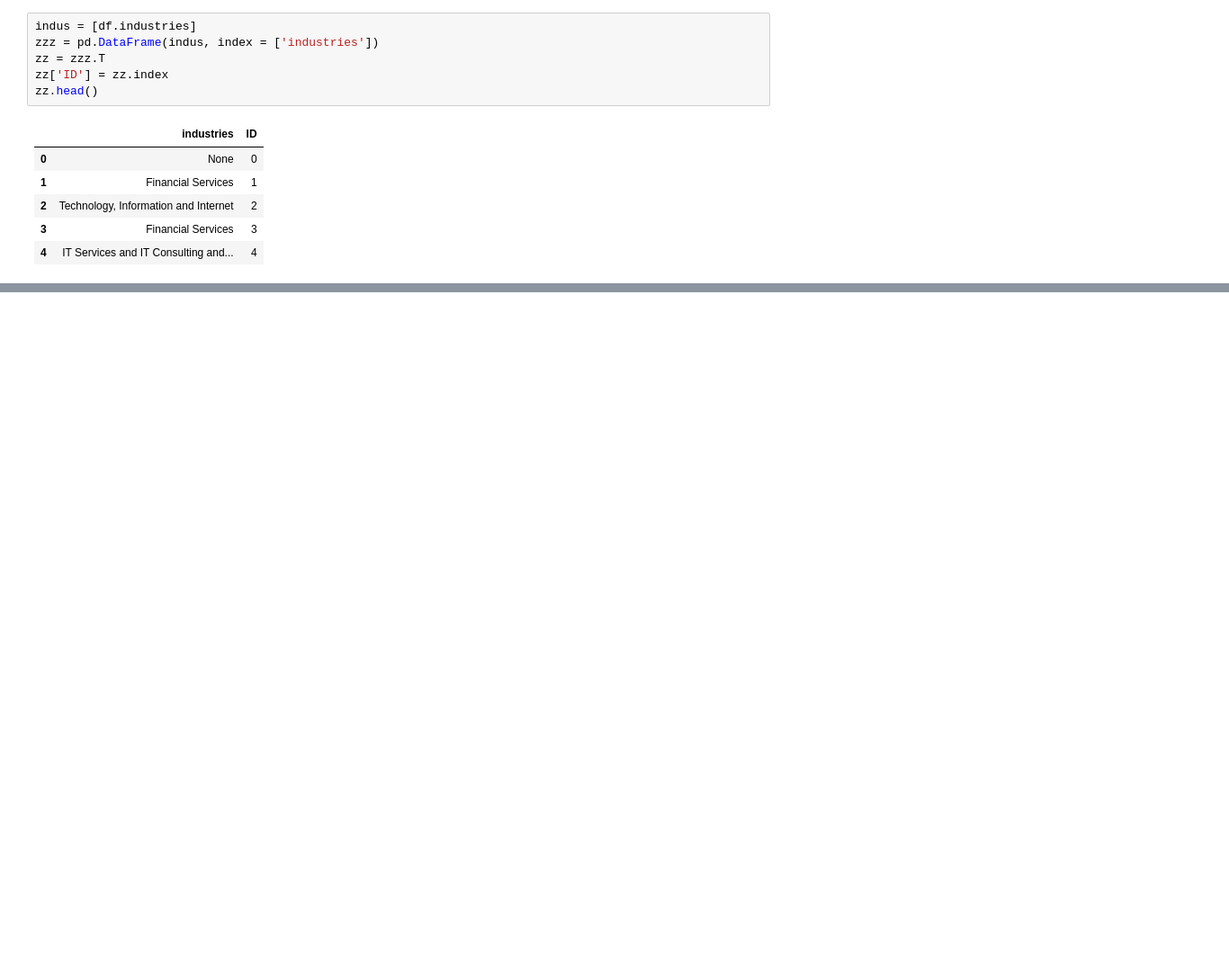
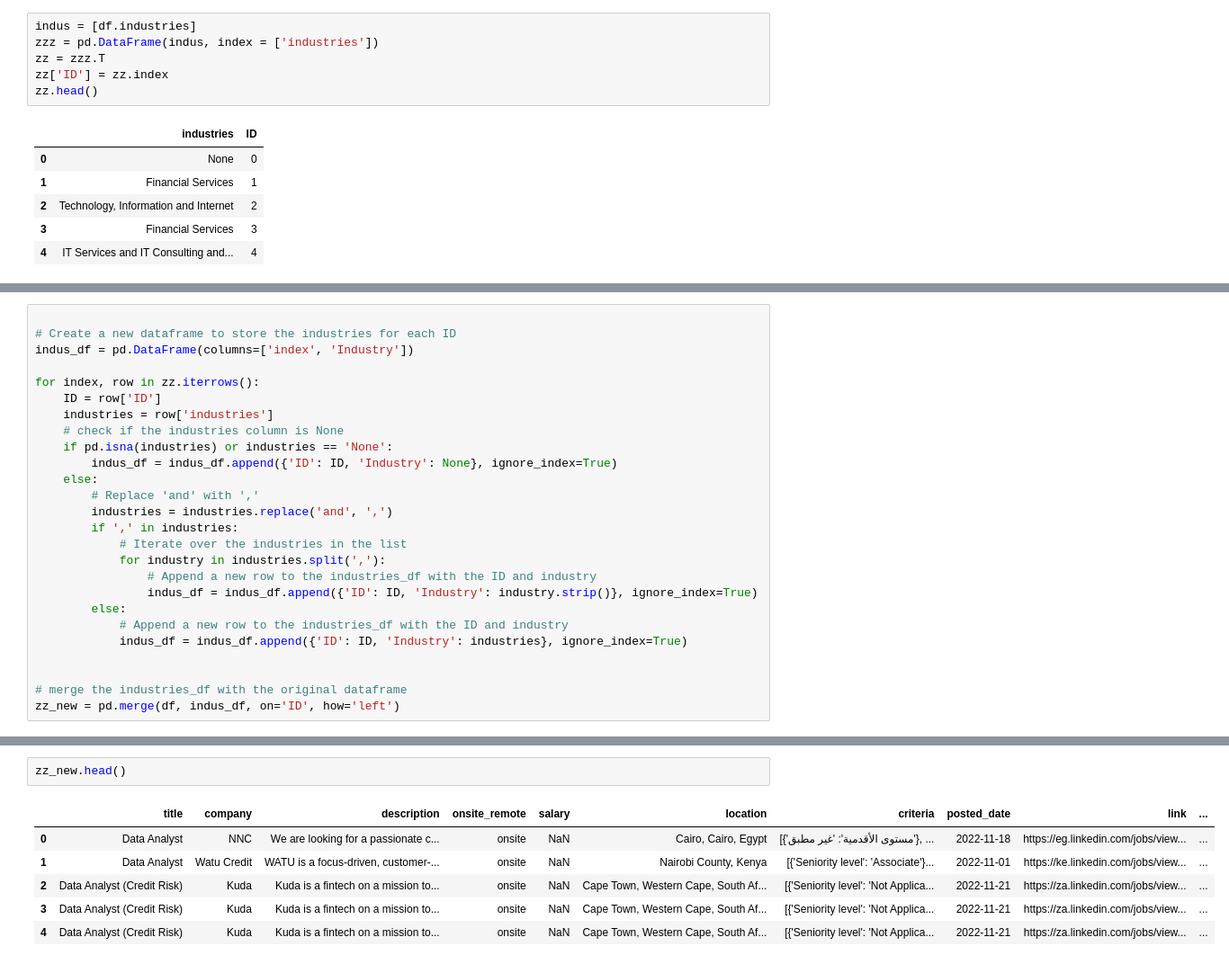
Before and after one commit to ilesanmi-007/LinkedIn-Jobs-for-Africa, a Jupyter notebook: Linkedin_Jobs_Africa.ipynb, the cells around one changed output, grey strips where cells are left out. Shown at 90% size. Saved outputs shown, nothing was run; the diff lists cells and outputs as text; blank space fills up the shorter version.

```diff
--- a/Linkedin_Jobs_Africa.ipynb
+++ b/Linkedin_Jobs_Africa.ipynb
@@ -161,0 +260,26 @@ files.download('linkedin_africa_jobs.csv')
+# %%
+
+# Create a new dataframe to store the industries for each ID
+indus_df = pd.DataFrame(columns=['index', 'Industry'])
+
+for index, row in zz.iterrows():
+    ID = row['ID']
+    industries = row['industries']
+    # check if the industries column is None
+    if pd.isna(industries) or industries == 'None':
+        indus_df = indus_df.append({'ID': ID, 'Industry': None}, ignore_index=True)
+    else:
+        # Replace 'and' with ','
+        industries = industries.replace('and', ',')
+        if ',' in industries:
+            # Iterate over the industries in the list
+            for industry in industries.split(','):
+                # Append a new row to the industries_df with the ID and industry
+                indus_df = indus_df.append({'ID': ID, 'Industry': industry.strip()}, ignore_index=True)
+        else:
+            # Append a new row to the industries_df with the ID and industry
+            indus_df = indus_df.append({'ID': ID, 'Industry': industries}, ignore_index=True)
+
+
+# merge the industries_df with the original dataframe
+zz_new = pd.merge(df, indus_df, on='ID', how='left')
@@ -161,0 +295,9 @@ files.download('linkedin_africa_jobs.csv')
+# %%
+zz_new.head()
+# %% [output]
+|  | title | company | description | onsite_remote | salary | location | criteria | posted_date | link | ... |
+| 0 | Data Analyst | NNC | We are looking for a passionate c... | onsite | NaN | Cairo, Cairo, Egypt | [{'مستوى الأقدمية': 'غير مطبق'}, ... | 2022-11-18 | https://eg.linkedin.com/jobs/view... | ... |
+| 1 | Data Analyst | Watu Credit | WATU is a focus-driven, customer-... | onsite | NaN | Nairobi County, Kenya | [{'Seniority level': 'Associate'}... | 2022-11-01 | https://ke.linkedin.com/jobs/view... | ... |
+| 2 | Data Analyst (Credit Risk) | Kuda | Kuda is a fintech on a mission to... | onsite | NaN | Cape Town, Western Cape, South Af... | [{'Seniority level': 'Not Applica... | 2022-11-21 | https://za.linkedin.com/jobs/view... | ... |
+| 3 | Data Analyst (Credit Risk) | Kuda | Kuda is a fintech on a mission to... | onsite | NaN | Cape Town, Western Cape, South Af... | [{'Seniority level': 'Not Applica... | 2022-11-21 | https://za.linkedin.com/jobs/view... | ... |
+| 4 | Data Analyst (Credit Risk) | Kuda | Kuda is a fintech on a mission to... | onsite | NaN | Cape Town, Western Cape, South Af... | [{'Seniority level': 'Not Applica... | 2022-11-21 | https://za.linkedin.com/jobs/view... | ... |
```
Also changed, not shown: parts of 24 cells of this notebook.
